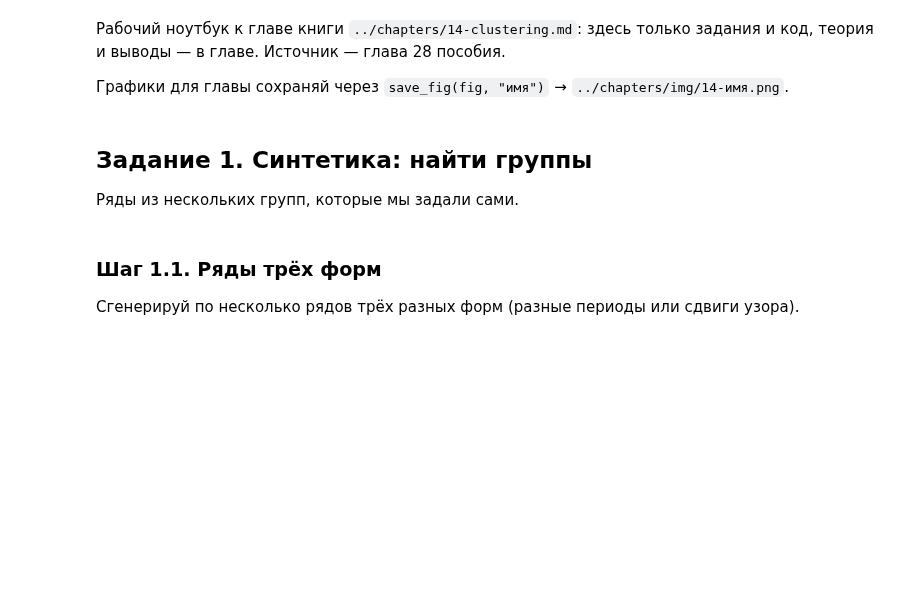
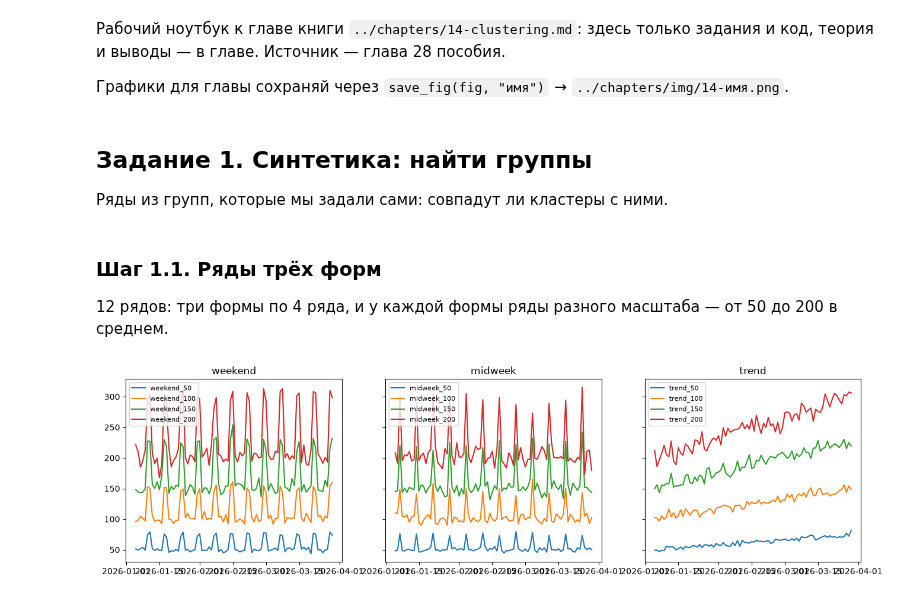
Before and after one commit to skv-analyst/study-data-analytics, a Jupyter notebook: 05-etna/notebooks/14-clustering.ipynb, the cells around one changed output. Cells and saved outputs as stored; diff of their text form; code cells hidden in the pictures; blank space fills up the shorter version.

```diff
--- a/05-etna/notebooks/14-clustering.ipynb
+++ b/05-etna/notebooks/14-clustering.ipynb
@@ -33,8 +34,42 @@ def save_fig(fig, name: str) -> None:
 # %% [markdown]
 ## Задание 1. Синтетика: найти группы
 
-Ряды из нескольких групп, которые мы задали сами.
+Ряды из групп, которые мы задали сами: совпадут ли кластеры с ними.
-# %% [markdown]
-### Шаг 1.1. Ряды трёх форм
-
-Сгенерируй по несколько рядов трёх разных форм (разные периоды или сдвиги узора).
+# %% [markdown]
+### Шаг 1.1. Ряды трёх форм
+
+12 рядов: три формы по 4 ряда, и у каждой формы ряды разного масштаба — от 50 до 200 в среднем.
+# %%
+# 12 рядов трёх групп по 4, у каждой группы свой масштаб от маленького до большого:
+#   weekend — пик в выходные, midweek — пик в среду, trend — недельного узора нет, ряд растёт
+PERIODS = 12 * 7
+LEVELS = [50, 100, 150, 200]
+rng = np.random.RandomState(RANDOM_SEED)
+t = np.arange(PERIODS)
+timestamps = pd.date_range("2026-01-05", periods=PERIODS, freq="D")  # начинаем с понедельника
+day_of_week = timestamps.dayofweek.values
+
+SHAPES = {
+    "weekend": lambda: np.where(day_of_week >= 5, 0.5, 0.0),
+    "midweek": lambda: np.where(day_of_week == 2, 0.5, 0.0),
+    "trend": lambda: 0.006 * t,
+}
+frames, true_group = [], {}
+for group, shape in SHAPES.items():
+    for level in LEVELS:
+        segment = f"{group}_{level}"
+        values = level * (1 + shape() + rng.normal(0, 0.05, PERIODS))
+        frames.append(pd.DataFrame({"timestamp": timestamps, "segment": segment, "target": values}))
+        true_group[segment] = group
+ts = TSDataset(pd.concat(frames), freq="D")
+true_group = pd.Series(true_group, name="true_group")
+
+fig, axes = plt.subplots(1, 3, figsize=(16, 4), sharey=True)
+for ax, group in zip(axes, SHAPES):
+    for segment in true_group[true_group == group].index:
+        ax.plot(timestamps, ts[:, segment, "target"].values, label=segment)
+    ax.set_title(group)
+    ax.legend(loc="upper left", fontsize=8)
+save_fig(fig, "synthetic")
+# %% [output]
+[figure, added]
```
Also changed, not shown: parts of 29 cells of this notebook, 5 other files.
